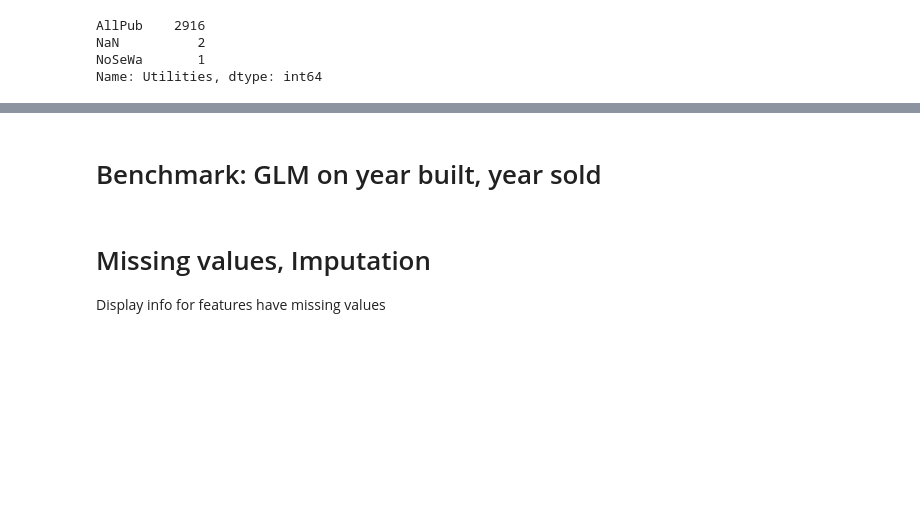
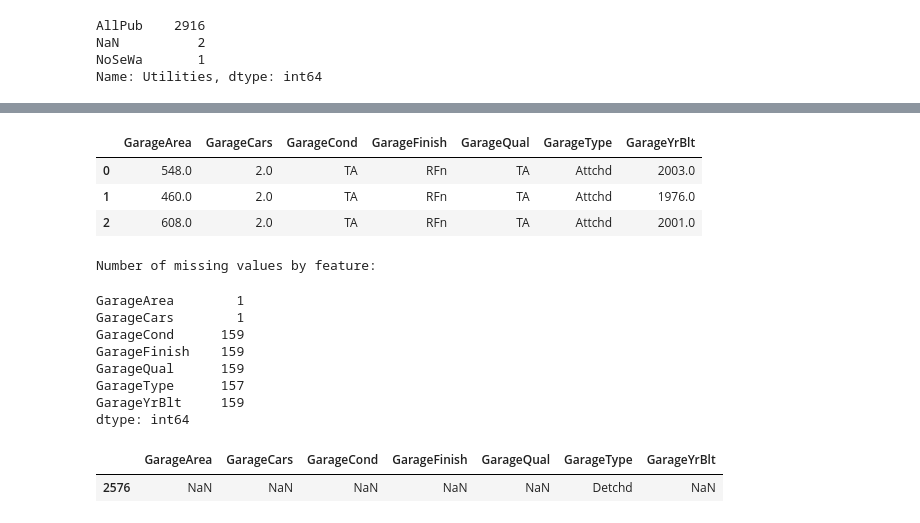
Before and after one commit to albertwildeman/Kaggle-Ames_Housing_Prices, a Jupyter notebook: Exploration.ipynb, the cells around one changed output, grey strips where cells are left out. Saved outputs shown, nothing was run; the diff lists cells and outputs as text; code cells hidden in the pictures; blank space fills up the shorter version.

Commit message:
Added preprocessing for garage variables

```diff
--- a/Exploration.ipynb
+++ b/Exploration.ipynb
@@ -265,5 +214,31 @@ bsmt_newcols = ["bsmt_"]
-# %% [markdown]
-# Benchmark: GLM on year built, year sold
-# %% [markdown]
-# Missing values, Imputation
-Display info for features have missing values
+# %%
+# Copy all features related to garages to a new dataframe for manipulation
+DF_grg = DF.loc[:,[f for f in DF.columns if "Garage" in f]].copy()
+display(DF_grg.head(3))
+# Display number of missing values per garage feature
+print("Number of missing values by feature:")
+DF_grg.isnull().sum()
+# %% [output]
+|  | GarageArea | GarageCars | GarageCond | GarageFinish | GarageQual | GarageType | GarageYrBlt |
+| 0 | 548.0 | 2.0 | TA | RFn | TA | Attchd | 2003.0 |
+| 1 | 460.0 | 2.0 | TA | RFn | TA | Attchd | 1976.0 |
+| 2 | 608.0 | 2.0 | TA | RFn | TA | Attchd | 2001.0 |
+Number of missing values by feature:
+GarageArea        1
+GarageCars        1
+GarageCond      159
+GarageFinish    159
+GarageQual      159
+GarageType      157
+GarageYrBlt     159
+dtype: int64
+# %%
+# Inspect the house or houses that have GarageArea unspecified:
+display(DF_grg.loc[DF_grg.loc[:,["GarageArea","GarageCars"]].isnull().sum(axis=1)>0,:])
+# All that is known is that this house has a detached garage, so fill it with values for a typical detached garage.
+mean_detchd = DF_grg.loc[DF_grg.loc[:,"GarageType"]=="Detchd",:].mean(axis=0)
+DF_grg.loc[DF_grg.loc[:,["GarageArea","GarageCars"]].isnull().sum(axis=1)>0,"GarageArea"] = mean_detchd.GarageArea
+DF_grg.loc[DF_grg.loc[:,["GarageArea","GarageCars"]].isnull().sum(axis=1)>0,"GarageCars"] = mean_detchd.GarageCars
+# %% [output]
+|  | GarageArea | GarageCars | GarageCond | GarageFinish | GarageQual | GarageType | GarageYrBlt |
+| 2576 | NaN | NaN | NaN | NaN | NaN | Detchd | NaN |
```
Also changed, not shown: parts of 18 cells of this notebook.
